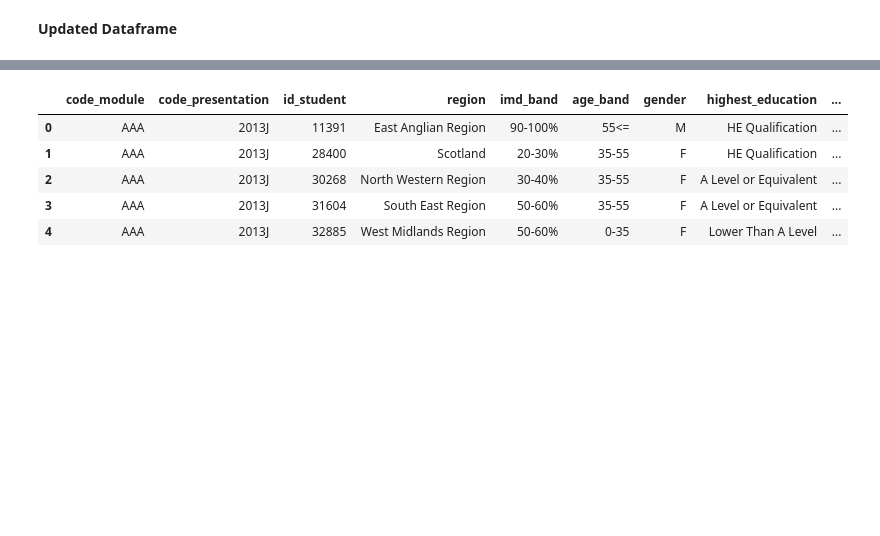
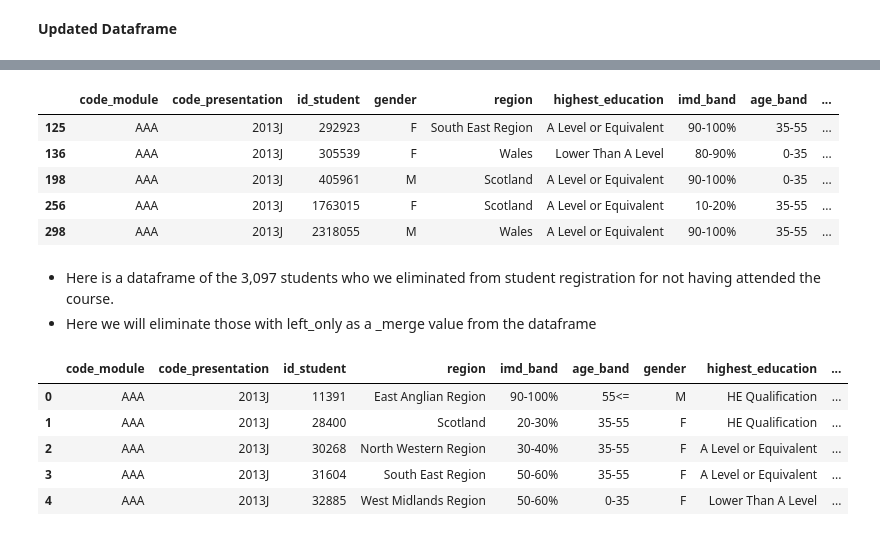
Before and after one commit to freyjagarner/Student-Data-Analysis, a Jupyter notebook: Capstone/Student_Info_and_Registration.ipynb, the cells around one changed output, grey strips where cells are left out. Cells and saved outputs as stored; diff of their text form; code cells hidden in the pictures; blank space fills up the shorter version.

```diff
--- a/Capstone/Student_Info_and_Registration.ipynb
+++ b/Capstone/Student_Info_and_Registration.ipynb
@@ -34,0 +38,18 @@ student_info_reg = student_info_reg[['code_module', 'code_presentation', 'id_stu
+# %%
+only_student_info.head()
+# %% [output]
+|  | code_module | code_presentation | id_student | gender | region | highest_education | imd_band | age_band | ... |
+| 125 | AAA | 2013J | 292923 | F | South East Region | A Level or Equivalent | 90-100% | 35-55 | ... |
+| 136 | AAA | 2013J | 305539 | F | Wales | Lower Than A Level | 80-90% | 0-35 | ... |
+| 198 | AAA | 2013J | 405961 | M | Scotland | A Level or Equivalent | 90-100% | 0-35 | ... |
+| 256 | AAA | 2013J | 1763015 | F | Scotland | A Level or Equivalent | 10-20% | 35-55 | ... |
+| 298 | AAA | 2013J | 2318055 | M | Wales | A Level or Equivalent | 90-100% | 35-55 | ... |
+# %%
+md(f'''
+* Here is a dataframe of the {"{:,}".format(len(only_student_info))} students who we eliminated from student registration for not having attended the course.
+* Here we will eliminate those with left_only as a _merge value from the dataframe
+''')
+# %% [output]
+
+* Here is a dataframe of the 3,097 students who we eliminated from student registration for not having attended the course.
+* Here we will eliminate those with left_only as a _merge value from the dataframe
```
Also changed, not shown: parts of 24 cells of this notebook.
